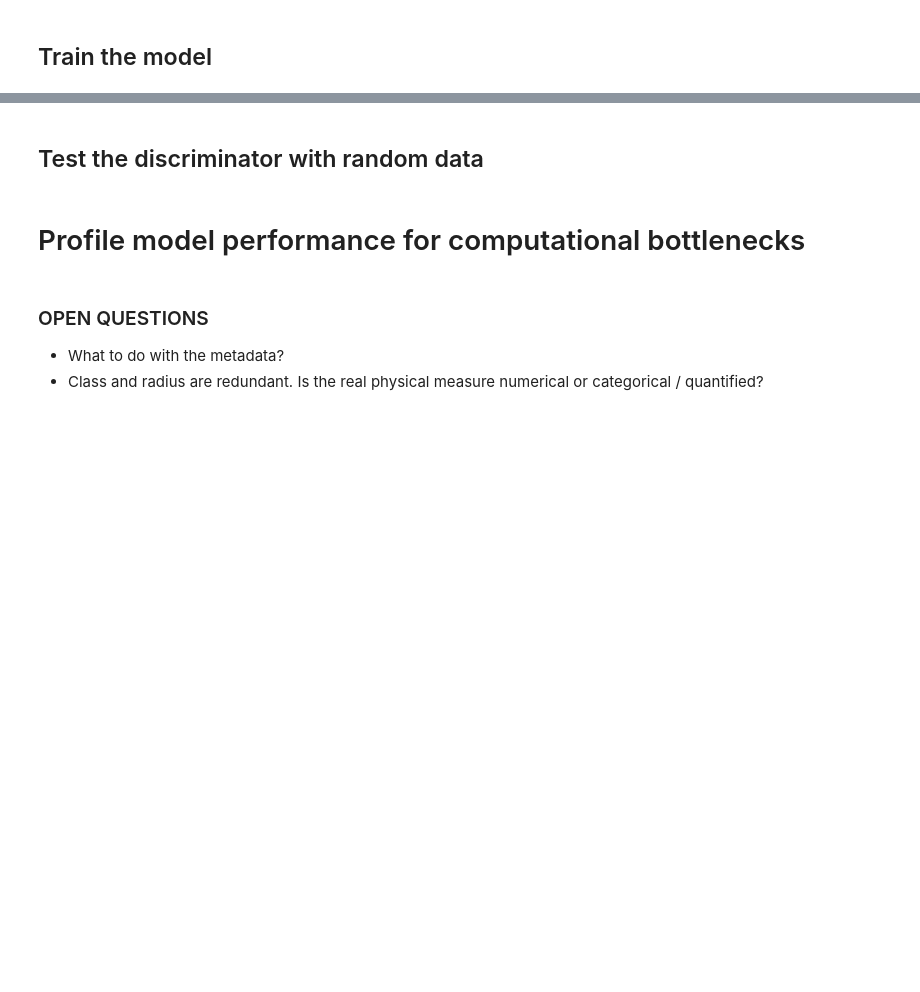
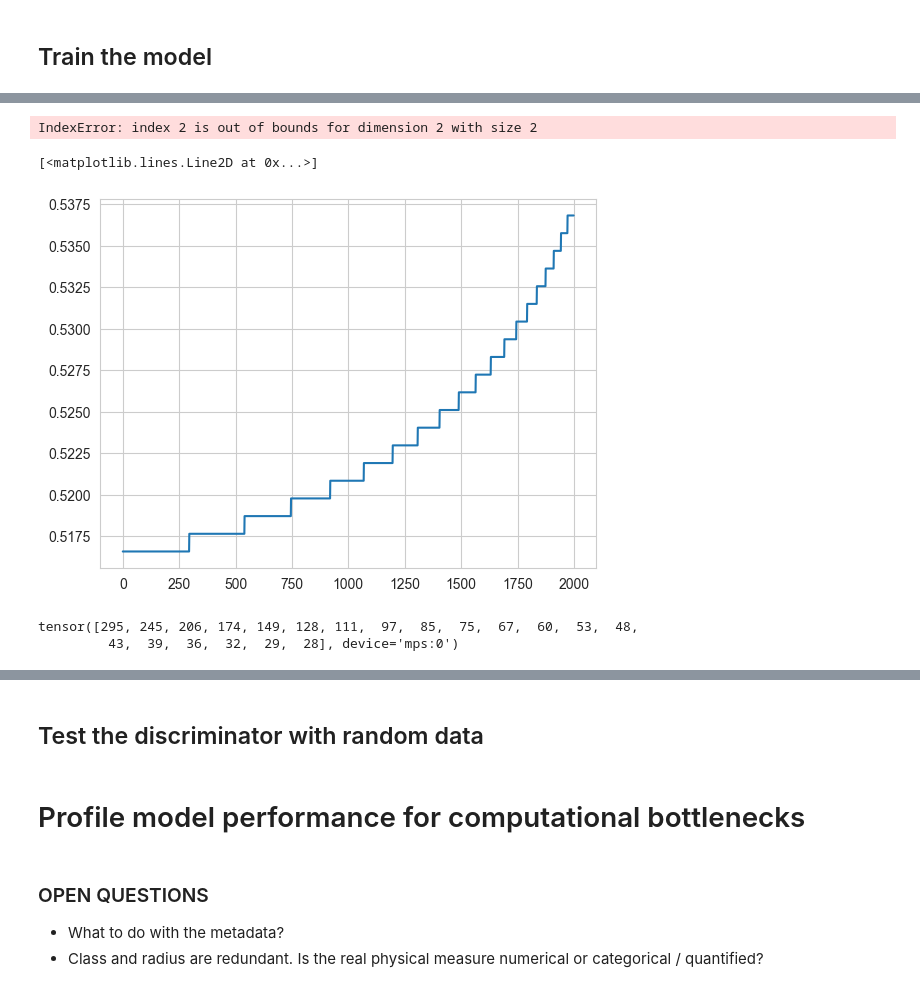
Before and after one commit to Veikko-Saikkonen/hard-spheres, a Jupyter notebook: Notebooks/HardSpheres_v1.ipynb, the cells around one changed output, grey strips where cells are left out. Saved outputs shown, nothing was run; the diff lists cells and outputs as text; code cells hidden in the pictures; blank space fills up the shorter version.

```diff
--- a/Notebooks/HardSpheres_v1.ipynb
+++ b/Notebooks/HardSpheres_v1.ipynb
@@ -303,7 +425,6 @@ dataset = dataset.to(run_params["training"]["device"])
 
 dataset = dataset.to(run_params["training"]["device"])
 trainset, testset = torch.utils.data.random_split(dataset, [1-test_frac, test_frac])
-print(len(trainset), len(testset))
 
 sample_x = dataset[0:32][0].cpu()#.transpose(-1,-2)
 sample_y = dataset[0:32][1].cpu()
@@ -312,21 +433,20 @@ sample_x_mps = sample_x.to("mps")
 sample_y_mps = sample_y.to("mps")
 
 out_samples = dataset.samples[0].shape[1]
-out_dimensions = dataset.samples[0].shape[2]
+out_dimensions = 2 # dataset.samples[0].shape[2]
 
 kernel_size = (1,1)
 stride=1
-
 
 generator = CCCGenerator(
     kernel_size=kernel_size,
     stride=stride,
     channels_coefficient=1,
-    rand_features=513,# 513 for one paper, 64 for another,
+    rand_features=64,# 513 for one paper, 64 for another,
     out_dimensions=out_dimensions,
     out_samples=out_samples,
     latent_dim=128, # 128 for the papers
-    fix_r=sample_y_mps[0,:,2],
+    fix_r=None,
     clip_output = False
     # (
     #     dataset.y.min(dim=0).values.min(dim=0).values,
@@ -334,13 +454,13 @@ generator = CCCGenerator(
     # )
     ).to("mps")
 
-input_channels = 3
+input_channels = out_dimensions # Only x,y, no z or r
 
 discriminator = CCCGDiscriminator(
     input_channels=input_channels,
-    in_samples=out_samples,
-    kernel_size=(1,1),
-    channels_coefficient=1
+    in_samples=sample_y.shape[1],
+    channels_coefficient=1,
+    n_atoms_elements=n_atoms_elements, # For fractional coordinates
     ).to("mps")
 
 gan = GAN(
@@ -354,9 +474,19 @@ gan = GAN(
 print(summary(gan.generator, input_data=sample_x_mps, depth=2))
 print(summary(gan.discriminator, input_data=sample_y_mps, depth=2))
 
-_out = gan.generate(sample_x)[0]
+_out = gan.generate(sample_x)
+discriminator_out = gan.discriminator(_out.to("mps"))
 
-plot_pointcloud(_out, plot_radius=True)
-# plt.xlim(0,1)
-# plt.ylim(0,1)
-10_603_201
+plot_pointcloud(_out[0], plot_radius=False)
+# %% [output]
+IndexError: index 2 is out of bounds for dimension 2 with size 2
+# %%
+plt.plot(gan.trainset[0][1][0,:,2].cpu())
+# %% [output]
+[<matplotlib.lines.Line2D at 0x...>]
+[figure, added]
+# %%
+n_atoms_elements
+# %% [output]
+tensor([295, 245, 206, 174, 149, 128, 111,  97,  85,  75,  67,  60,  53,  48,
+         43,  39,  36,  32,  29,  28], device='mps:0')
```
Also changed, not shown: parts of 16 cells of this notebook, 2 other files.
